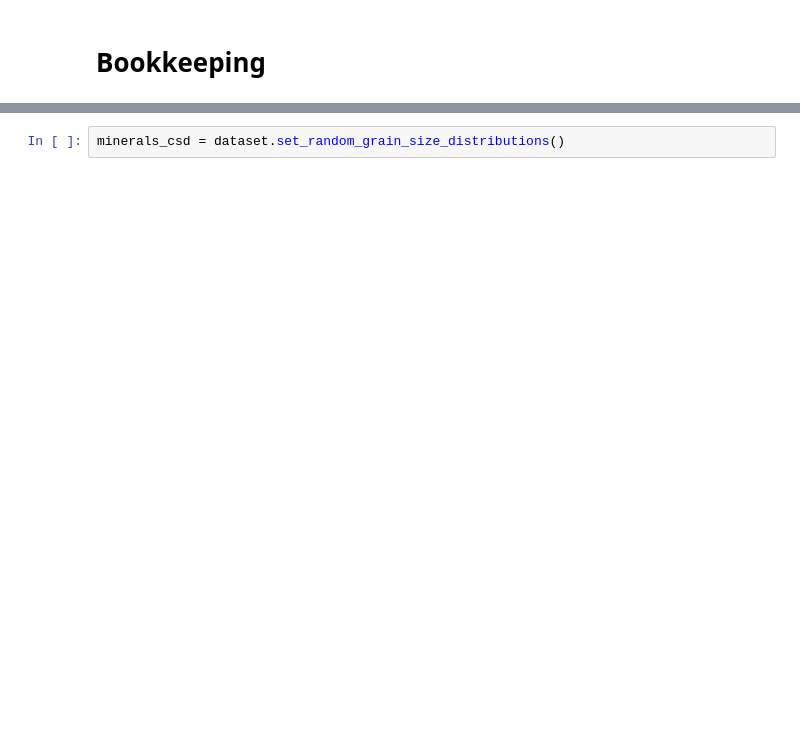
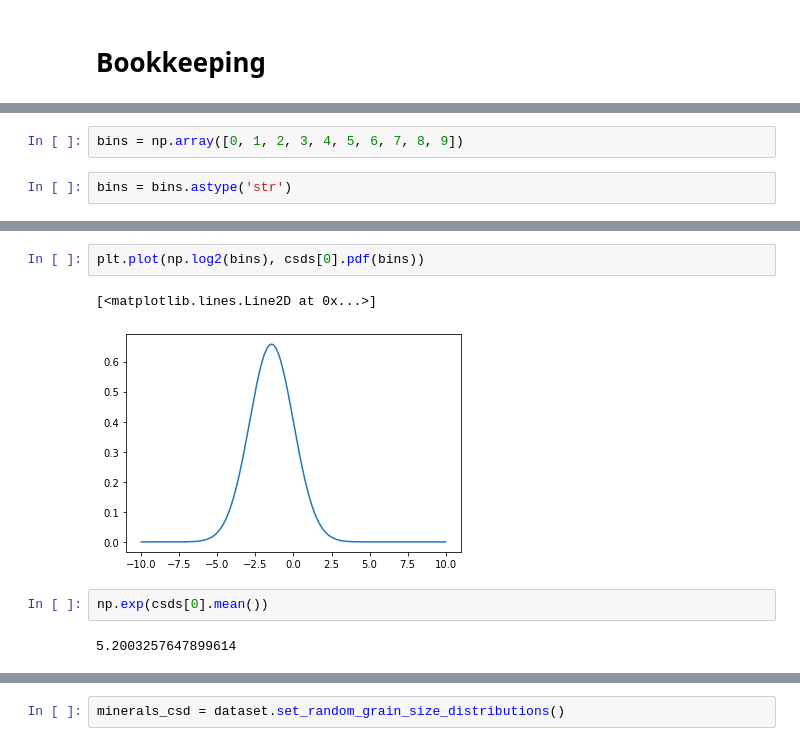
Before and after one commit to Complexio/sedgen, a Jupyter notebook: notebooks/bookkeeping.ipynb, the cells around one changed output, grey strips where cells are left out. Drawn from its saved outputs; the diff is of its cells as text; blank space fills up the shorter version.

```diff
--- a/notebooks/bookkeeping.ipynb
+++ b/notebooks/bookkeeping.ipynb
@@ -10,0 +30,4 @@ dataset = Input(["Q" ,"P", "K", "B", "O", "A"])
+# %%
+bins = np.array([0, 1, 2, 3, 4, 5, 6, 7, 8, 9])
+# %%
+bins = bins.astype('str')
@@ -10,0 +156,9 @@ dataset = Input(["Q" ,"P", "K", "B", "O", "A"])
+# %%
+plt.plot(np.log2(bins), csds[0].pdf(bins))
+# %% [output]
+[<matplotlib.lines.Line2D at 0x...>]
+[figure, added]
+# %%
+np.exp(csds[0].mean())
+# %% [output]
+5.2003257647899614
```
Also changed, not shown: parts of 187 cells of this notebook, 2 other files.
